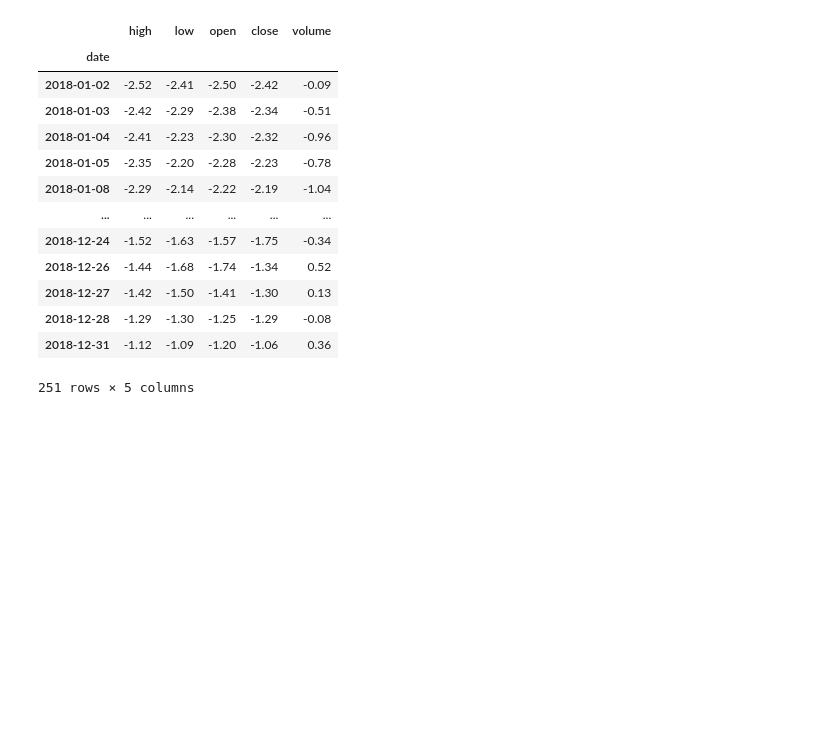
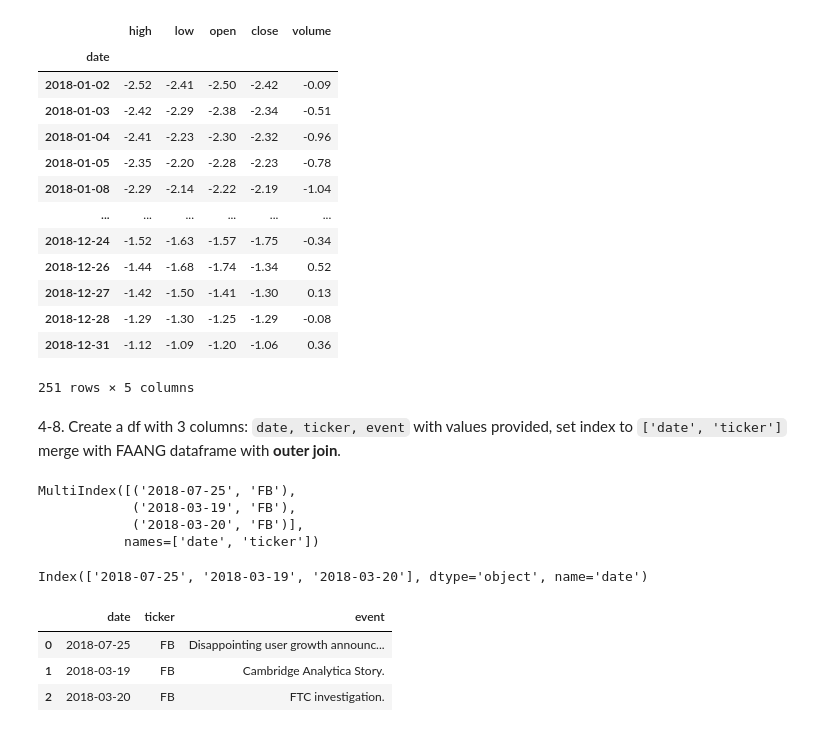
Before and after one commit to nadia-paz/ds-learning, a Jupyter notebook: data_analysis_pandas/exercises.ipynb, the cells around one changed output. Saved outputs shown, nothing was run; the diff lists cells and outputs as text; code cells hidden in the pictures; blank space fills up the shorter version.

```diff
--- a/data_analysis_pandas/exercises.ipynb
+++ b/data_analysis_pandas/exercises.ipynb
@@ -366,3 +366,5 @@ nflx.apply(
 | 2018-12-28 | -1.29 | -1.30 | -1.25 | -1.29 | -0.08 |
 | 2018-12-31 | -1.12 | -1.09 | -1.20 | -1.06 | 0.36 |
 251 rows × 5 columns
+# %% [markdown]
+4-8. Create a df with 3 columns: `date, ticker, event` with values provided, set index to `['date', 'ticker']` merge with FAANG dataframe with __outer join__.
@@ -368,0 +381,18 @@ nflx.apply(
+# %%
+event.index
+# %% [output]
+MultiIndex([('2018-07-25', 'FB'),
+            ('2018-03-19', 'FB'),
+            ('2018-03-20', 'FB')],
+           names=['date', 'ticker'])
+# %%
+event.index.droplevel(1)
+# %% [output]
+Index(['2018-07-25', '2018-03-19', '2018-03-20'], dtype='object', name='date')
+# %%
+event.reset_index()
+# %% [output]
+|  | date | ticker | event |
+| 0 | 2018-07-25 | FB | Disappointing user growth announc... |
+| 1 | 2018-03-19 | FB | Cambridge Analytica Story. |
+| 2 | 2018-03-20 | FB | FTC investigation. |
```
Also changed, not shown: parts of 6 cells of this notebook.
